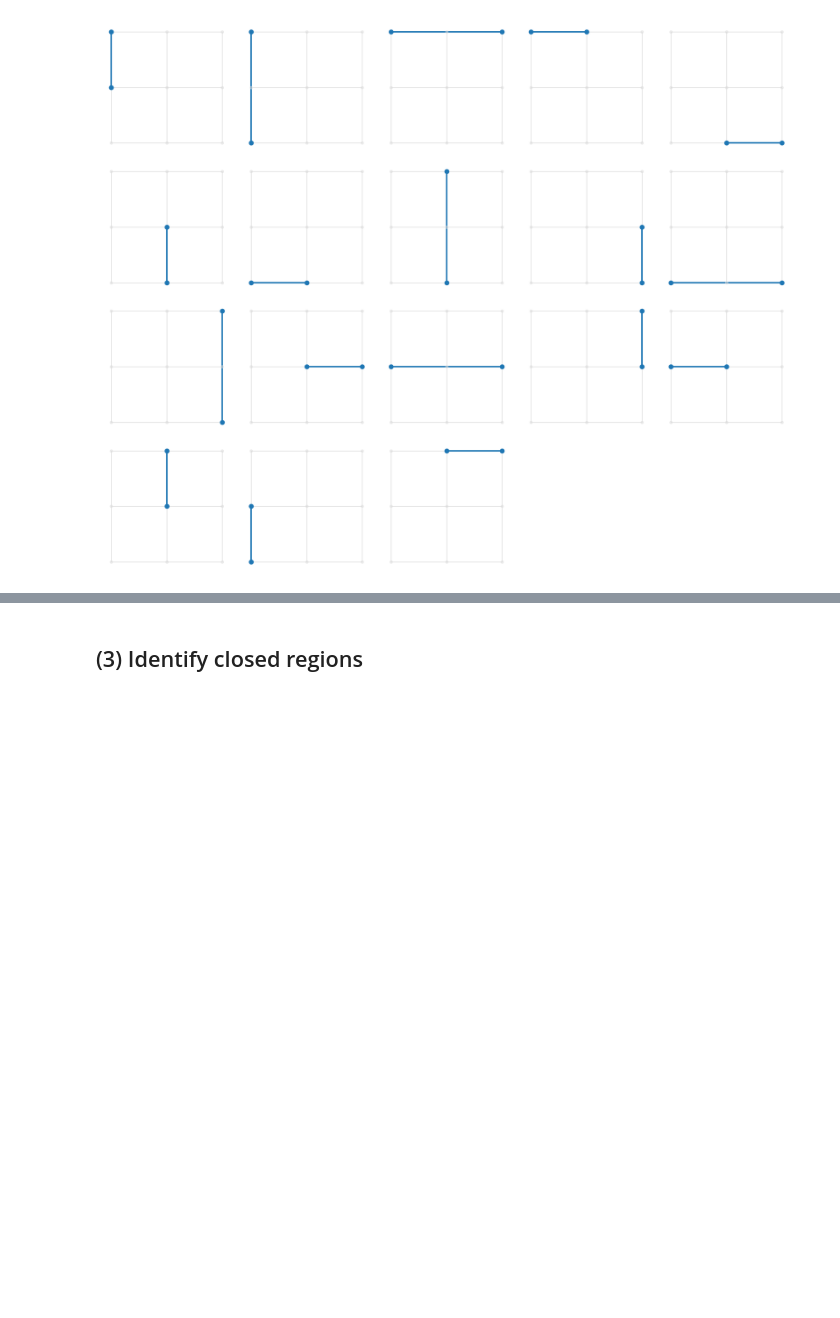
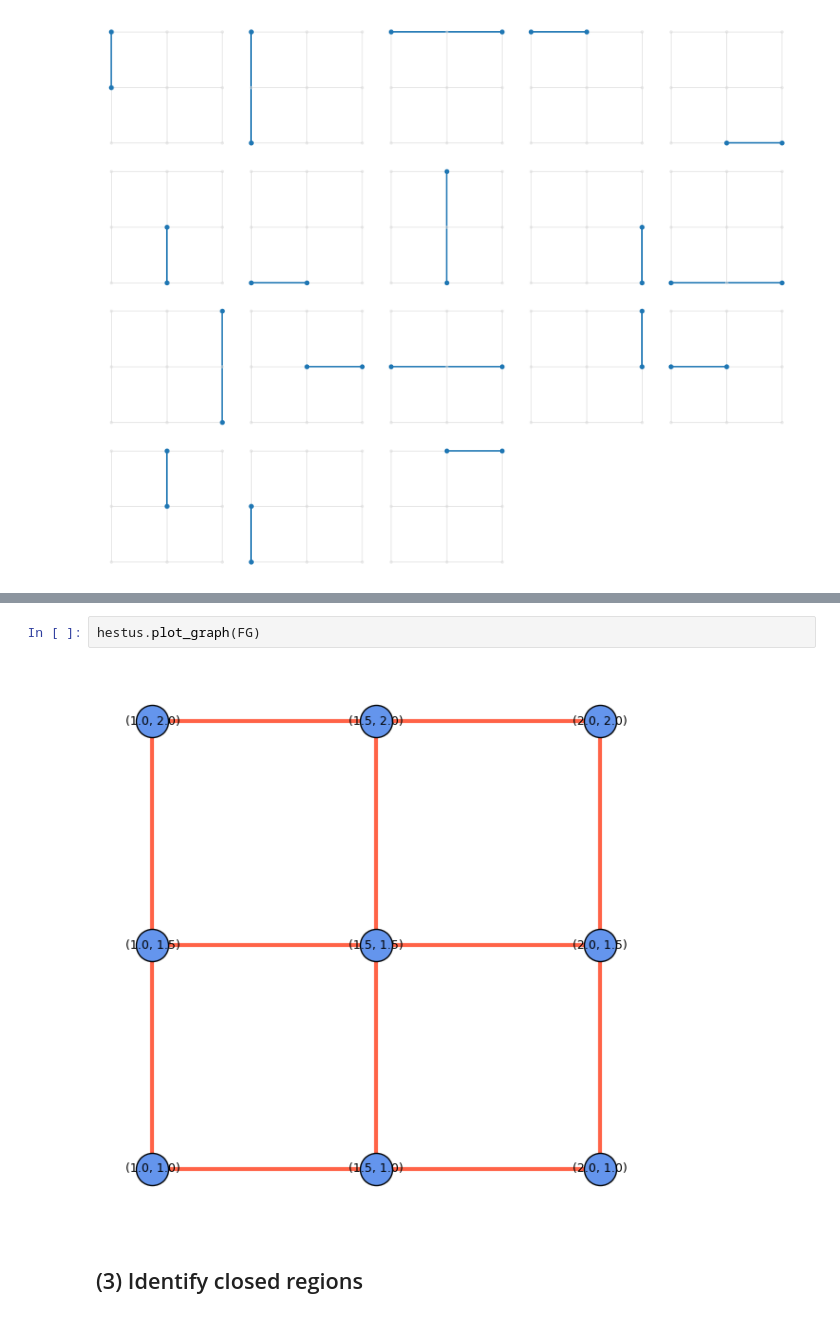
Before and after one commit to rsnemmen/perimeter-product, a Jupyter notebook: algorithm.ipynb, the cells around one changed output, grey strips where cells are left out. Drawn from its saved outputs; the diff is of its cells as text; blank space fills up the shorter version.

```diff
--- a/algorithm.ipynb
+++ b/algorithm.ipynb
@@ -282,3 +393,7 @@ plt.show()
+# %%
+hestus.plot_graph(FG)
+# %% [output]
+[figure, added]
 # %% [markdown]
 ## (3) Identify closed regions
 # %%
```
Also changed, not shown: parts of 20 cells of this notebook.
